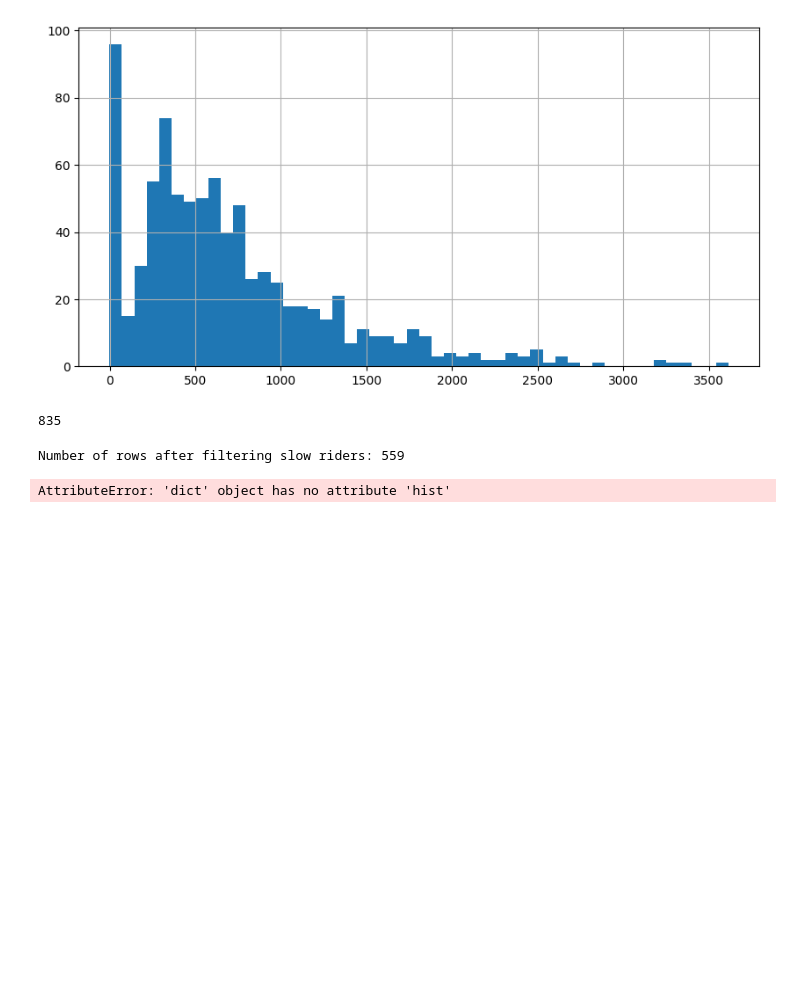
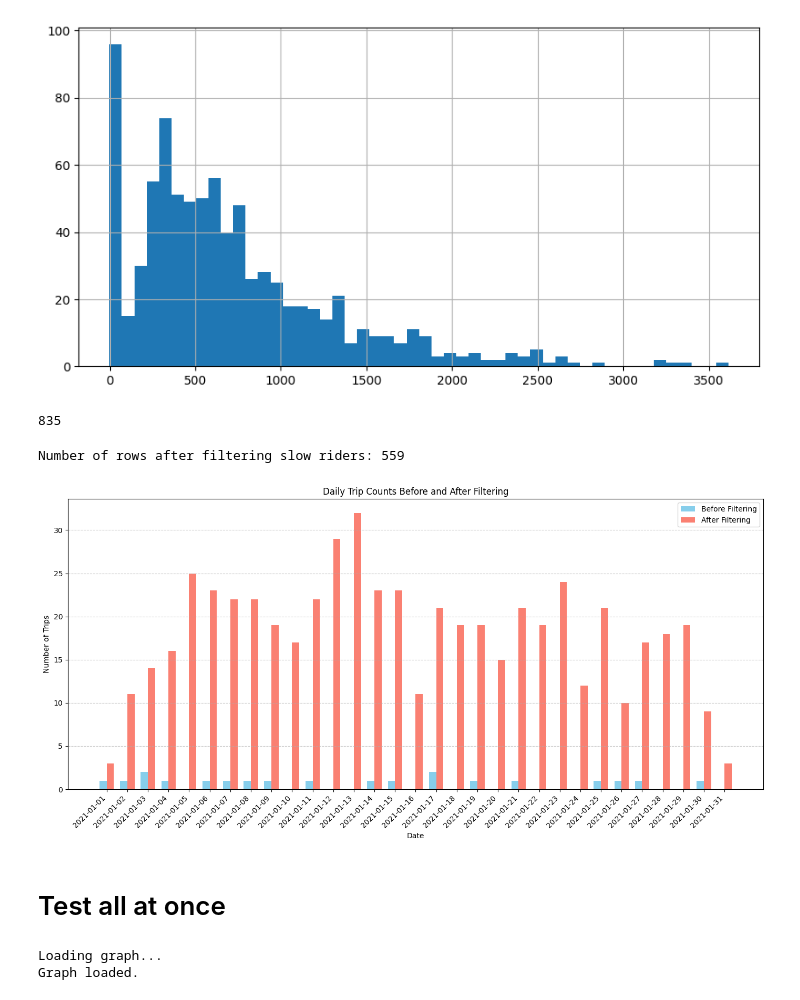
Before and after one commit to JustasTamulis/big_data, a Jupyter notebook: lab6/functions.ipynb, the cells around one changed output. Saved outputs shown, nothing was run; the diff lists cells and outputs as text; code cells hidden in the pictures; blank space fills up the shorter version.

Commit message:
test sequential stuff

```diff
--- a/lab6/functions.ipynb
+++ b/lab6/functions.ipynb
@@ -84,6 +84,8 @@ def join_stats(stats):
 stat1 = get_stats(df.sample(10))
 stat2 = get_stats(df.sample(10))
 joined_stat = join_stats([stat1, stat2])
+# %%
+all_stats = get_stats(df)
 # %%
 # DataFrame, station_dict -> station_dict
 
@@ -226,3 +218,5 @@ No path found from (41.890173, -87.626185) to (41.89766, -87.62351)
+# %%
+durations = calculate_durations(df, G, station_coords)
 # %%
 df["fastest_duration"] = durations
 df["fastest_duration"].hist(bins=50, figsize=(10, 5))
@@ -259,9 +253,45 @@ fast_stats = get_stats(df)
 # %%
 import matplotlib.pyplot as plt
 
-# Histogram of daily counts
+# Convert dates to datetime objects for proper sorting
+dates_all = list(all_stats['daily_counts'].keys())
+counts_all = list(all_stats['daily_counts'].values())
 
-fast_stats["daily_counts"]
+dates_fast = list(fast_stats['daily_counts'].keys())
+counts_fast = list(fast_stats['daily_counts'].values())
+
+# Create a dictionary to map dates to their counts for both datasets
+all_counts_dict = all_stats['daily_counts']
+fast_counts_dict = fast_stats['daily_counts']
+
+# Get the union of all dates
+all_dates = sorted(set(dates_all + dates_fast))
+
+# For each date, get the count from both datasets (0 if not present)
+all_counts = [all_counts_dict.get(date, 0) for date in all_dates]
+fast_counts = [fast_counts_dict.get(date, 0) for date in all_dates]
+
+# Plot both datasets on the same figure
+plt.figure(figsize=(14, 7))
+width = 0.35  # Width of bars
+x = range(len(all_dates))  # X positions for bars
+
+plt.bar([i - width/2 for i in x], all_counts, width, label='Before Filtering', color='skyblue')
+plt.bar([i + width/2 for i in x], fast_counts, width, label='After Filtering', color='salmon')
+
+# Format x-axis with dates
+plt.xticks(x, [date.strftime('%Y-%m-%d') for date in all_dates], rotation=45, ha='right')
+
+# Add labels and title
+plt.xlabel('Date')
+plt.ylabel('Number of Trips')
+plt.title('Daily Trip Counts Before and After Filtering')
+plt.legend()
+
+# Adjust layout for better display
+plt.tight_layout()
+plt.grid(axis='y', linestyle='--', alpha=0.7)
+plt.show()
 # %% [output]
-AttributeError: 'dict' object has no attribute 'hist'
+[figure, added]
 # %%
@@ -269,3 +298,22 @@ AttributeError: 'dict' object has no attribute 'hist'
 # 7. plot the routes
 #     - group by start and end station
 #     - the more frequent the route is, the bigger the line
+# %% [markdown]
+# Test all at once
+# %%
+import os
+
+data_dir = 'bike_rent'
+files = os.listdir(data_dir)
+
+all_stats = []
+fast_stats = []
+distance_cache = {} # (start_id, end_id) -> duration
+station_coords = {} # (station_id -> (lat, lon))
+
+print("Loading graph...")
+G = load_graph()
+print("Graph loaded.")
+# %% [output]
+Loading graph...
+Graph loaded.
```
Also changed, not shown: parts of 5 cells of this notebook, 2 other files.
